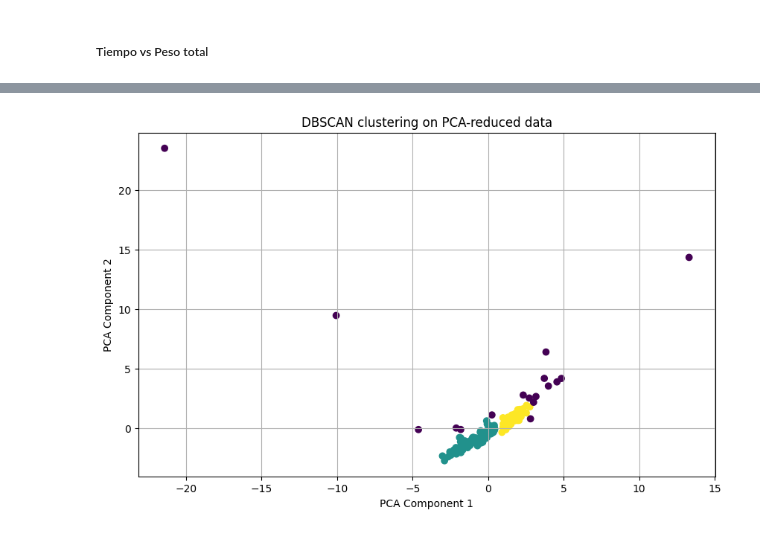
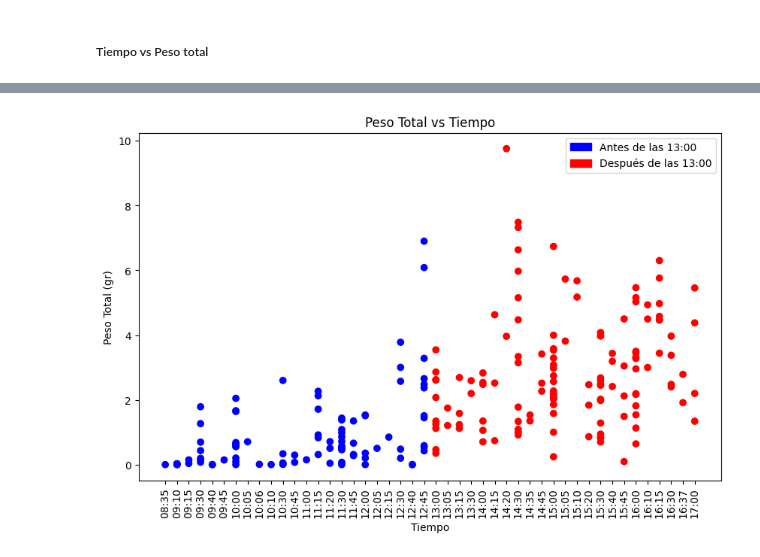
Before and after one commit to fofojaramillo/codornices-proyecto, a Jupyter notebook: EDA_v2.ipynb, the cells around one changed output, grey strips where cells are left out. Saved outputs shown, nothing was run; the diff lists cells and outputs as text; code cells hidden in the pictures.

```diff
--- a/EDA_v2.ipynb
+++ b/EDA_v2.ipynb
@@ -331,20 +285,31 @@ array([[-2.88542542, -2.72304069],
-# %%
-# Aplicar DBSCAN a los componentes principales
-db = DBSCAN(eps=0.5, min_samples=5).fit(X_pca)
-
-# Agregar etiquetas al DataFrame original
-df_imputed['cluster'] = db.labels_
-
-# Contar el número de puntos en cada cluster
-cluster_counts = df_imputed['cluster'].value_counts()
-
-# Visualizar los resultados
-plt.figure(figsize=(10, 6))
-plt.scatter(X_pca[:, 0], X_pca[:, 1], c=df_imputed['cluster'], cmap='viridis', marker='o')
-plt.title('DBSCAN clustering on PCA-reduced data')
-plt.xlabel('PCA Component 1')
-plt.ylabel('PCA Component 2')
-plt.grid(True)
-plt.show()
-# %% [output]
-[figure, removed]
+# %%
+# Convertir la columna 'time' a datetime
+df_all['time'] = pd.to_datetime(df_all['time'], format='%H:%M', errors='coerce')
+
+df_all['time'] = df_all['time'].dt.strftime('%H:%M')
+df_all = df_all.sort_values(by='time')
+
+# Crear la gráfica de dispersión para todos los puntos
+plt.figure(figsize=(10, 6))
+plt.scatter(df_all['time'], df_all['peso total'],c=df_all['Despues13'], cmap='bwr')
+
+# Añadir etiquetas y título
+plt.xlabel('Tiempo')
+plt.ylabel('Peso Total (gr)')
+plt.title('Peso Total vs Tiempo')
+
+# Rotar las etiquetas del eje x para mayor legibilidad
+plt.xticks(rotation=90)
+
+before_patch = mpatches.Patch(color='blue', label='Antes de las 13:00')
+after_patch = mpatches.Patch(color='red', label='Después de las 13:00')
+plt.legend(handles=[before_patch, after_patch])
+
+
+# Guardar la gráfica como imagen
+plt.savefig('./Graficos/PesoTotal_vs_Tiempo.png', bbox_inches='tight')
+
+# Mostrar la gráfica
+plt.show()
+# %% [output]
+[figure, added]
```
Also changed, not shown: parts of 21 cells of this notebook, 10 other files.
